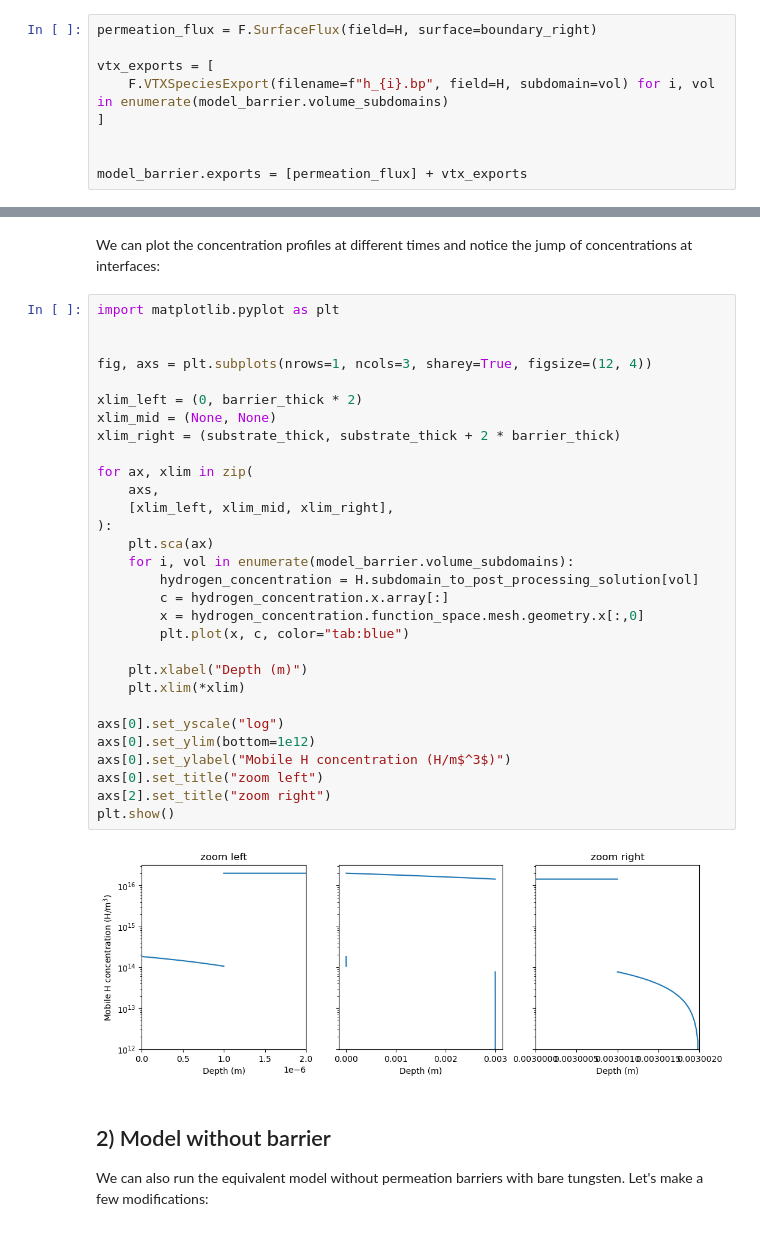
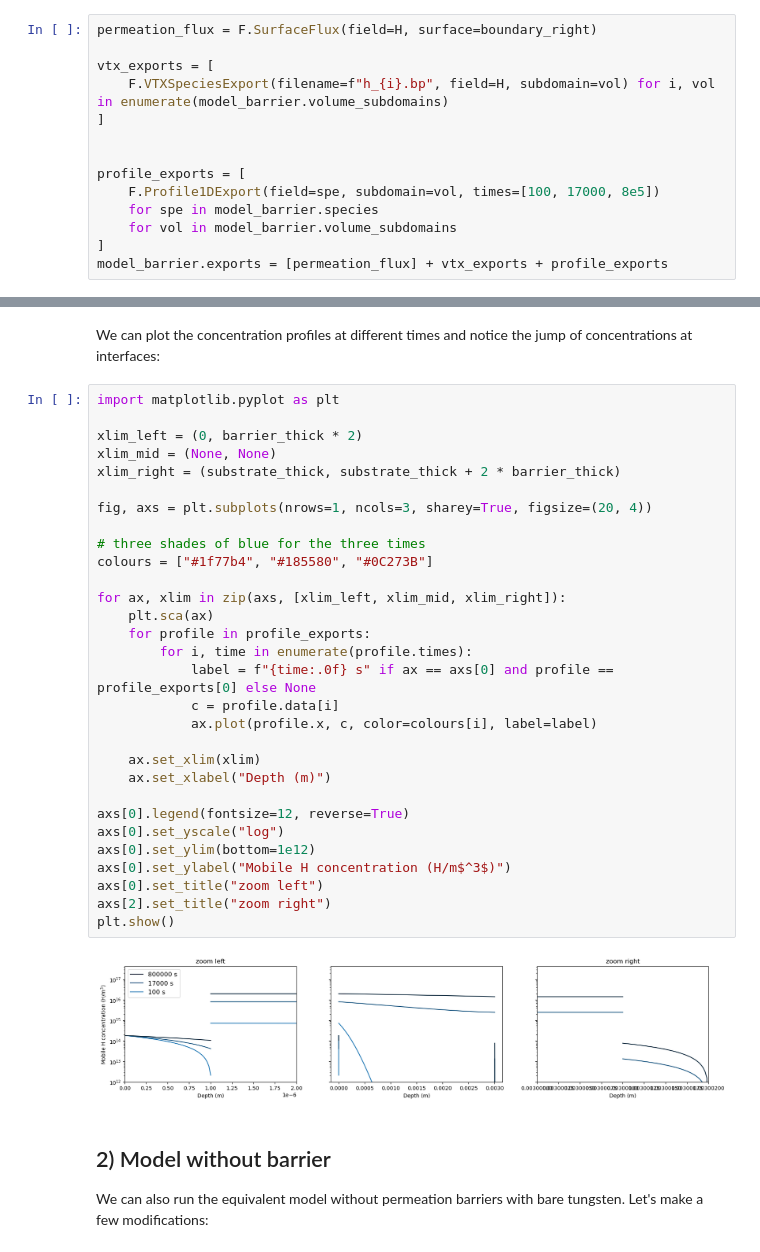
Before and after one commit to festim-dev/FESTIM-workshop, a Jupyter notebook: book/content/applications/task04.ipynb, the cells around one changed output, grey strips where cells are left out. Drawn from its saved outputs; the diff is of its cells as text.

Commit message:
profile for task 4

```diff
--- a/book/content/applications/task04.ipynb
+++ b/book/content/applications/task04.ipynb
@@ -114,7 +114,12 @@ vtx_exports = [
 ]
 
 
-model_barrier.exports = [permeation_flux] + vtx_exports
+profile_exports = [
+    F.Profile1DExport(field=spe, subdomain=vol, times=[100, 17000, 8e5])
+    for spe in model_barrier.species
+    for vol in model_barrier.volume_subdomains
+]
+model_barrier.exports = [permeation_flux] + vtx_exports + profile_exports
 # %%
 model_barrier.settings = F.Settings(
     atol=1e0,
@@ -133,36 +138,36 @@ model_barrier.run()
 We can plot the concentration profiles at different times and notice the jump of concentrations at interfaces:
 # %%
 import matplotlib.pyplot as plt
-
-
-fig, axs = plt.subplots(nrows=1, ncols=3, sharey=True, figsize=(12, 4))
 
 xlim_left = (0, barrier_thick * 2)
 xlim_mid = (None, None)
 xlim_right = (substrate_thick, substrate_thick + 2 * barrier_thick)
 
-for ax, xlim in zip(
-    axs,
-    [xlim_left, xlim_mid, xlim_right],
-):
+fig, axs = plt.subplots(nrows=1, ncols=3, sharey=True, figsize=(20, 4))
+
+# three shades of blue for the three times
+colours = ["#1f77b4", "#185580", "#0C273B"]
+
+for ax, xlim in zip(axs, [xlim_left, xlim_mid, xlim_right]):
     plt.sca(ax)
-    for i, vol in enumerate(model_barrier.volume_subdomains):
-        hydrogen_concentration = H.subdomain_to_post_processing_solution[vol]
-        c = hydrogen_concentration.x.array[:]
-        x = hydrogen_concentration.function_space.mesh.geometry.x[:,0]
-        plt.plot(x, c, color="tab:blue")
+    for profile in profile_exports:
+        for i, time in enumerate(profile.times):
+            label = f"{time:.0f} s" if ax == axs[0] and profile == profile_exports[0] else None
+            c = profile.data[i]
+            ax.plot(profile.x, c, color=colours[i], label=label)
 
-    plt.xlabel("Depth (m)")
-    plt.xlim(*xlim)
+    ax.set_xlim(xlim)
+    ax.set_xlabel("Depth (m)")
 
+axs[0].legend(fontsize=12, reverse=True)
 axs[0].set_yscale("log")
 axs[0].set_ylim(bottom=1e12)
 axs[0].set_ylabel("Mobile H concentration (H/m$^3$)")
 axs[0].set_title("zoom left")
 axs[2].set_title("zoom right")
 plt.show()
 # %% [output]
-[figure, old version]
+[figure, new version]
 # %% [markdown]
 ## 2) Model without barrier
 
```
Also changed, not shown: 1 other file.
